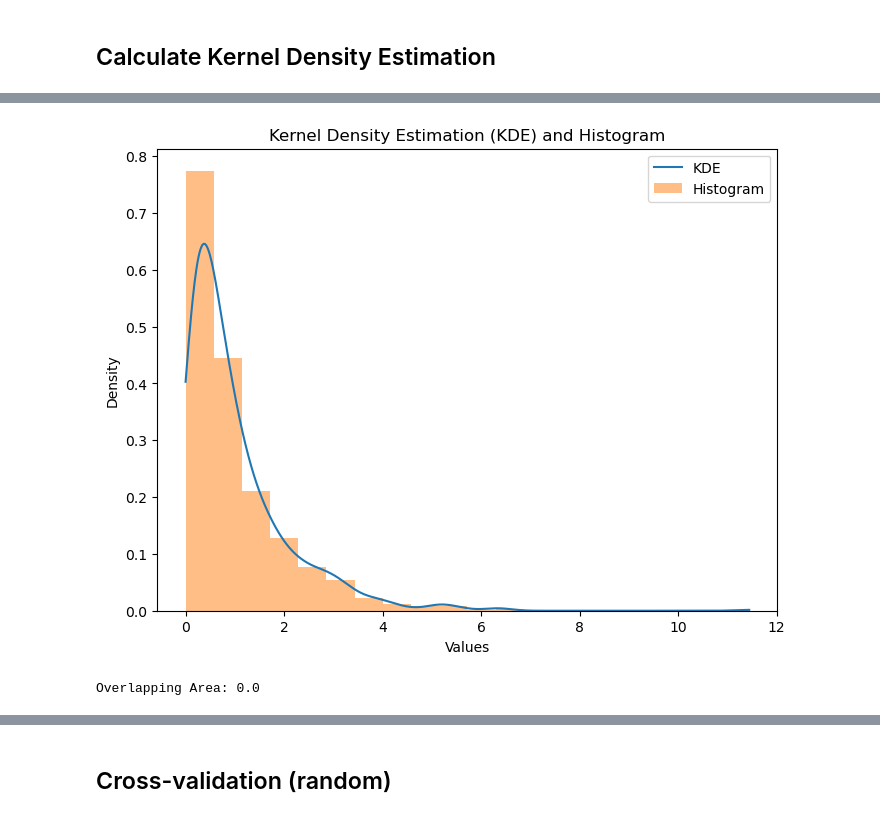
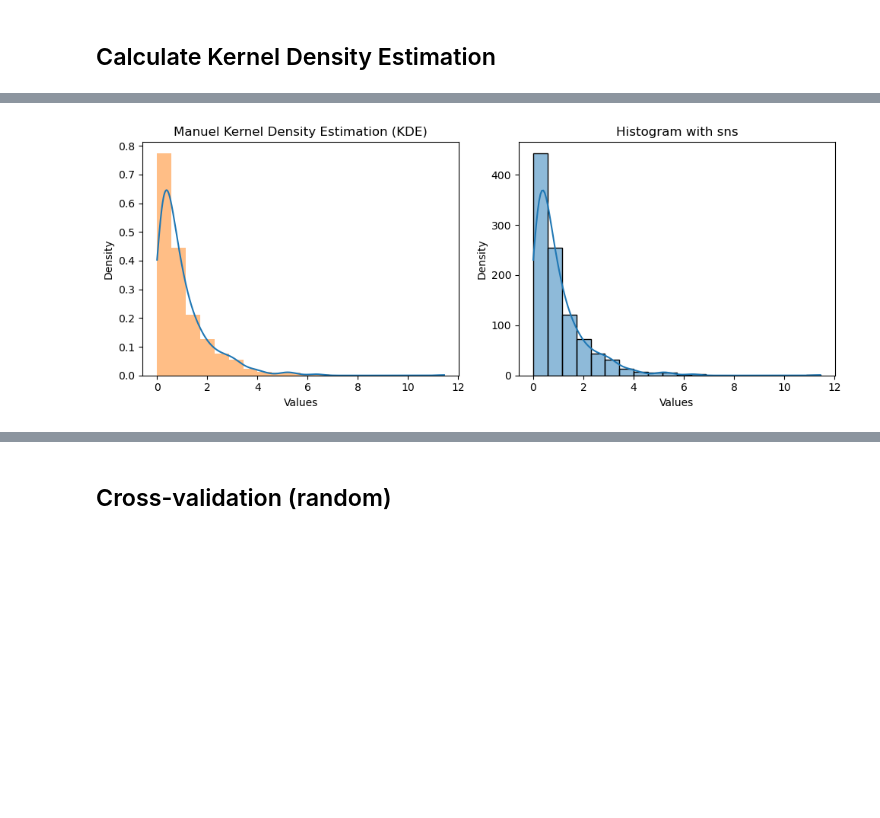
Before and after one commit to annegriddl/slds_stratification, a Jupyter notebook: Simulations/Experiments4 Final SetUp RF/descriptive_analysis_stratificaiton.ipynb, the cells around one changed output, grey strips where cells are left out. Saved outputs shown, nothing was run; the diff lists cells and outputs as text; code cells hidden in the pictures; blank space fills up the shorter version.

Commit message:
first draft desrciptive alanylsis stratificaiton

```diff
--- a/Simulations/Experiments4 Final SetUp RF/descriptive_analysis_stratificaiton.ipynb
+++ b/Simulations/Experiments4 Final SetUp RF/descriptive_analysis_stratificaiton.ipynb
@@ -122,43 +111,30 @@ sns.histplot(y_expon, bins=20, kde = True)
 # %%
-import numpy as np
-import matplotlib.pyplot as plt
-from scipy.stats import gaussian_kde
-
 # Calculate KDE
 kde = gaussian_kde(y_expon)
 
 # Create a range of values for the x-axis
 y_expon_kde = np.linspace(min(y_expon), max(y_expon), 1000)
 
-# Plot the KDE
-plt.figure(figsize=(8, 6))
-plt.plot(x_vals, kde(x_vals), label='KDE')
-plt.hist(y_expon, density=True, alpha=0.5, bins=20, label='Histogram')  # Overlay with the histogram for comparison
-plt.title('Kernel Density Estimation (KDE) and Histogram')
-plt.xlabel('Values')
-plt.ylabel('Density')
-plt.legend()
+# Create a 2x1 grid of subplots
+fig, axs = plt.subplots(1, 2, figsize=(10, 4))
+
+# Plot the KDE in the first subplot
+axs[0].plot(y_expon_kde, kde(y_expon_kde), label='KDE')
+axs[0].hist(y_expon, density=True, alpha=0.5, bins=20, label='Histogram')
+axs[0].set_title('Manuel Kernel Density Estimation (KDE)')
+axs[0].set_xlabel('Values')
+axs[0].set_ylabel('Density')
+
+# Plot the histogram in the second subplot
+sns.histplot(y_expon, bins=20, kde=True, ax=axs[1])
+axs[1].set_title('Histogram with sns')
+axs[1].set_xlabel('Values')
+axs[1].set_ylabel('Density')
+
+# Adjust the spacing between subplots
+plt.tight_layout()
+
+# Display the plot
 plt.show()
 # %% [output]
-[figure, old version]
+[figure, new version]
-# %%
-import numpy as np
-from scipy.integrate import trapz
-
-# Example curves (replace with your actual data)
-curve1 = y_expon_kde
-curve2 = train.df['y']
-
-# Find the common x-values
-common_x = np.intersect1d(curve1, curve2)
-
-# Interpolate to get the y-values for the common x-values
-curve1_interp = np.interp(common_x, curve1, np.arange(len(curve1)))
-curve2_interp = np.interp(common_x, curve2, np.arange(len(curve2)))
-
-# Calculate the overlapping area using trapezoidal integration
-overlapping_area = trapz(np.minimum(curve1_interp, curve2_interp), x=common_x)
-
-print("Overlapping Area:", overlapping_area)
-# %% [output]
-Overlapping Area: 0.0
```
Also changed, not shown: parts of 20 cells of this notebook, 1 other file.
